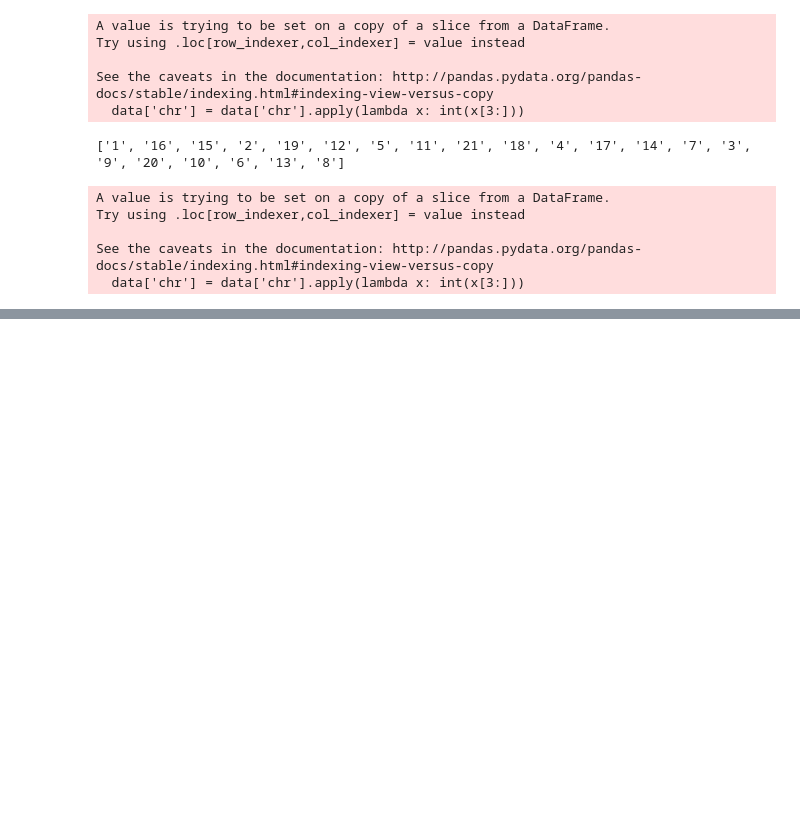
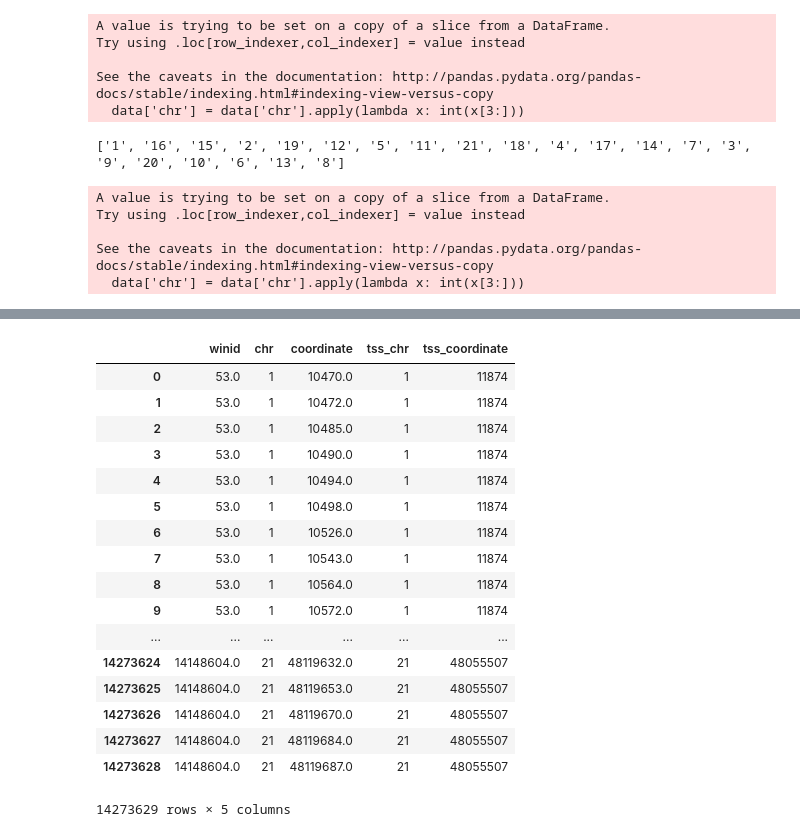
Before and after one commit to xsun28/EWASplus, a Jupyter notebook: code/prediction/WGBS_features_process.ipynb, the cells around one changed output, grey strips where cells are left out. Saved outputs shown, nothing was run; the diff lists cells and outputs as text; code cells hidden in the pictures; blank space fills up the shorter version.

```diff
--- a/code/prediction/WGBS_features_process.ipynb
+++ b/code/prediction/WGBS_features_process.ipynb
@@ -179,3 +176,24 @@ KeyboardInterrupt:
+# %%
+selected_wgbs_tss
+# %% [output]
+|  | winid | chr | coordinate | tss_chr | tss_coordinate |
+| 0 | 53.0 | 1 | 10470.0 | 1 | 11874 |
+| 1 | 53.0 | 1 | 10472.0 | 1 | 11874 |
+| 2 | 53.0 | 1 | 10485.0 | 1 | 11874 |
+| 3 | 53.0 | 1 | 10490.0 | 1 | 11874 |
+| 4 | 53.0 | 1 | 10494.0 | 1 | 11874 |
+| 5 | 53.0 | 1 | 10498.0 | 1 | 11874 |
+| 6 | 53.0 | 1 | 10526.0 | 1 | 11874 |
+| 7 | 53.0 | 1 | 10543.0 | 1 | 11874 |
+| 8 | 53.0 | 1 | 10564.0 | 1 | 11874 |
+| 9 | 53.0 | 1 | 10572.0 | 1 | 11874 |
+| ... | ... | ... | ... | ... | ... |
+| 14273624 | 14148604.0 | 21 | 48119632.0 | 21 | 48055507 |
+| 14273625 | 14148604.0 | 21 | 48119653.0 | 21 | 48055507 |
+| 14273626 | 14148604.0 | 21 | 48119670.0 | 21 | 48055507 |
+| 14273627 | 14148604.0 | 21 | 48119684.0 | 21 | 48055507 |
+| 14273628 | 14148604.0 | 21 | 48119687.0 | 21 | 48055507 |
+14273629 rows × 5 columns
 # %%
 all_wgbs_sites = True
 if all_wgbs_sites:
```
Also changed, not shown: parts of 5 cells of this notebook, 8 other files.
